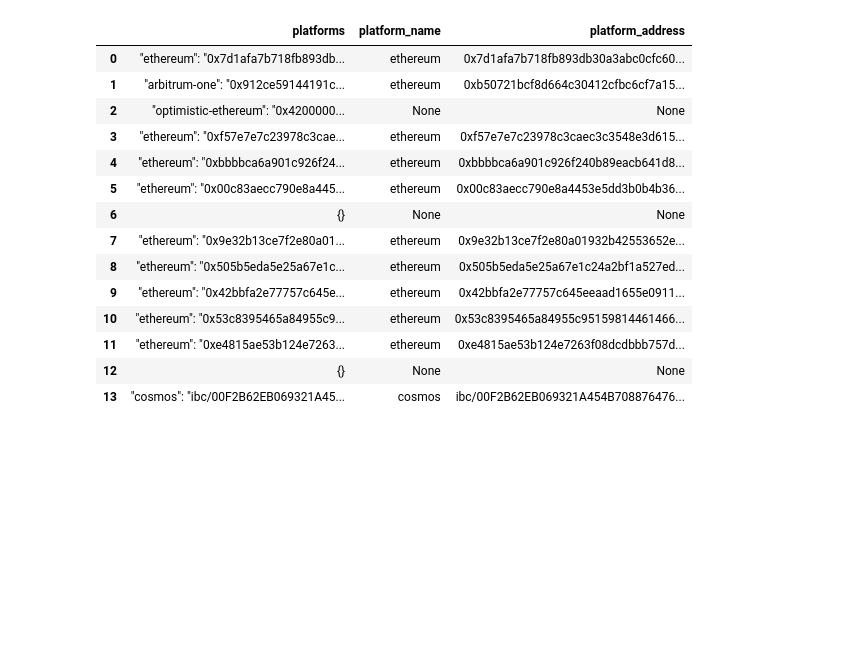
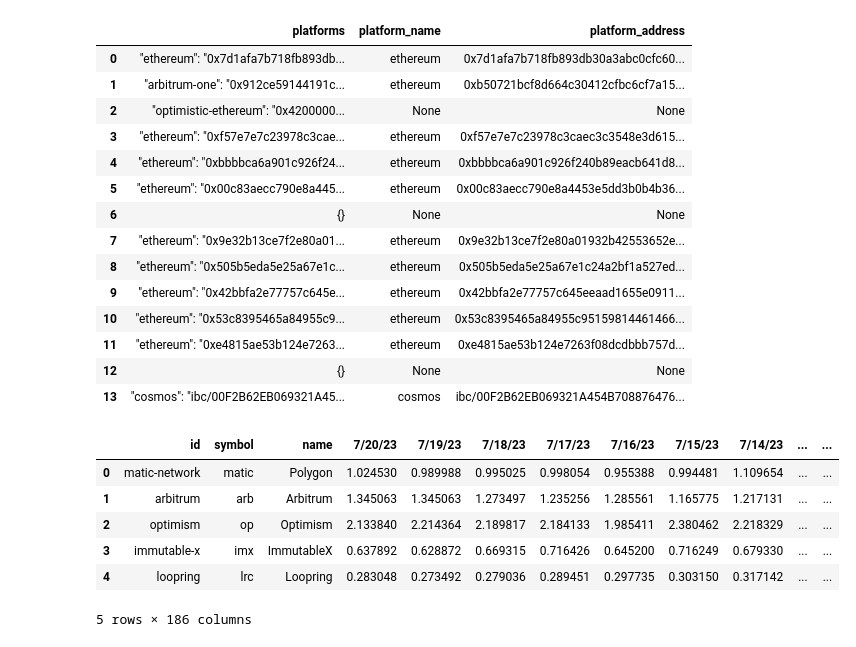
Before and after one commit to SyaugiAlkaf/L2-blockchain-historical-analysis-syaugi, a Jupyter notebook: data-analysis-l2-historical-data.ipynb, the cells around one changed output. Cells and saved outputs as stored; diff of their text form; code cells hidden in the pictures; blank space fills up the shorter version.

```diff
--- a/data-analysis-l2-historical-data.ipynb
+++ b/data-analysis-l2-historical-data.ipynb
@@ -101,10 +109,18 @@ df[['platforms', 'platform_name', 'platform_address']].head(30)
 df_2 = df
 # %%
 # Assuming df_2 is your DataFrame
-# df_2.drop(['platforms'], axis=1, inplace=True)
+df_2.drop(['platforms'], axis=1, inplace=True)
 
 # Print the updated DataFrame to verify
 df_2.head()
+# %% [output]
+|  | id | symbol | name | 7/20/23 | 7/19/23 | 7/18/23 | 7/17/23 | 7/16/23 | 7/15/23 | 7/14/23 | ... | ... |
+| 0 | matic-network | matic | Polygon | 1.024530 | 0.989988 | 0.995025 | 0.998054 | 0.955388 | 0.994481 | 1.109654 | ... | ... |
+| 1 | arbitrum | arb | Arbitrum | 1.345063 | 1.345063 | 1.273497 | 1.235256 | 1.285561 | 1.165775 | 1.217131 | ... | ... |
+| 2 | optimism | op | Optimism | 2.133840 | 2.214364 | 2.189817 | 2.184133 | 1.985411 | 2.380462 | 2.218329 | ... | ... |
+| 3 | immutable-x | imx | ImmutableX | 0.637892 | 0.628872 | 0.669315 | 0.716426 | 0.645200 | 0.716249 | 0.679330 | ... | ... |
+| 4 | loopring | lrc | Loopring | 0.283048 | 0.273492 | 0.279036 | 0.289451 | 0.297735 | 0.303150 | 0.317142 | ... | ... |
+5 rows × 186 columns
 # %%
 # Display column names and data types
 column_info = df_2.dtypes.rename('dtype').reset_index()
```
Also changed, not shown: parts of 28 cells of this notebook.
